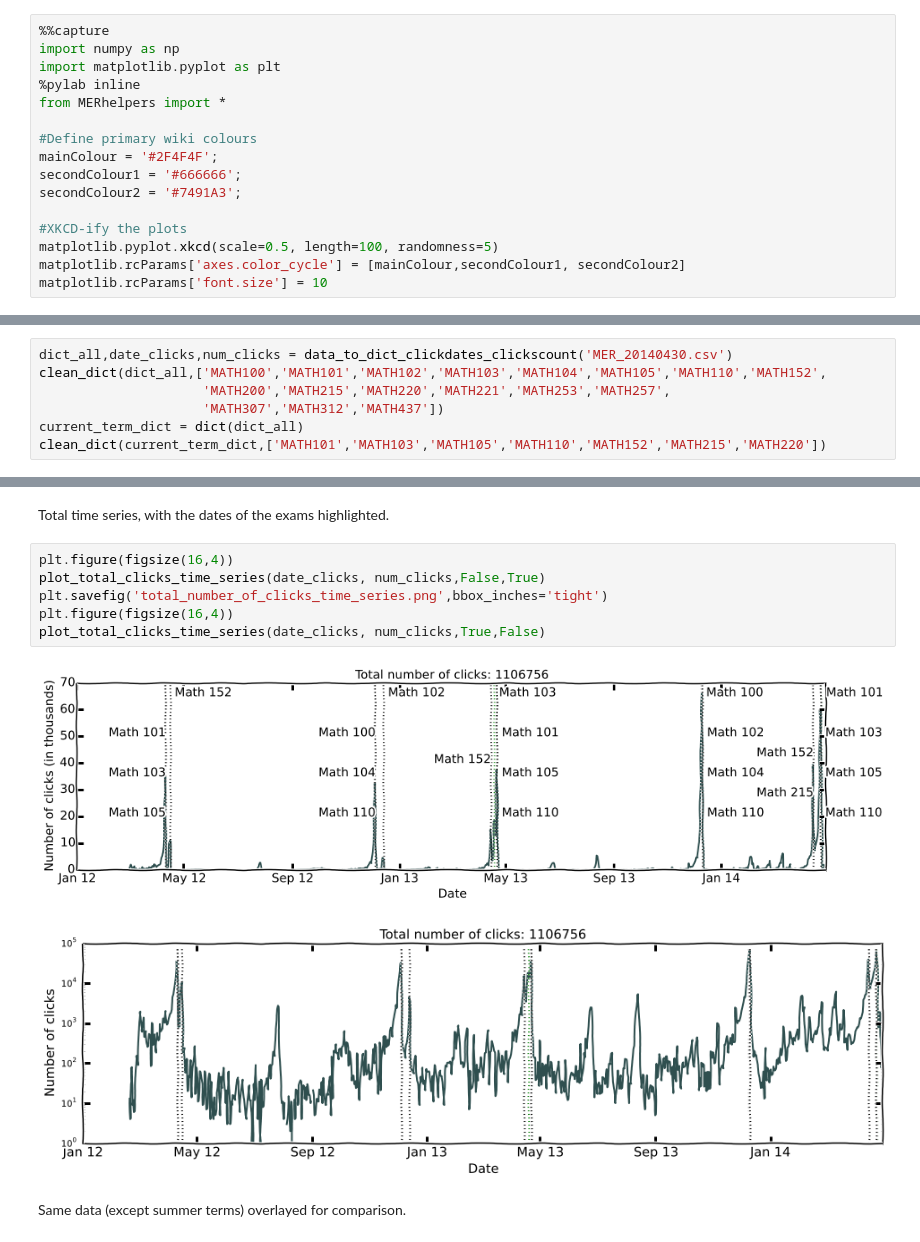
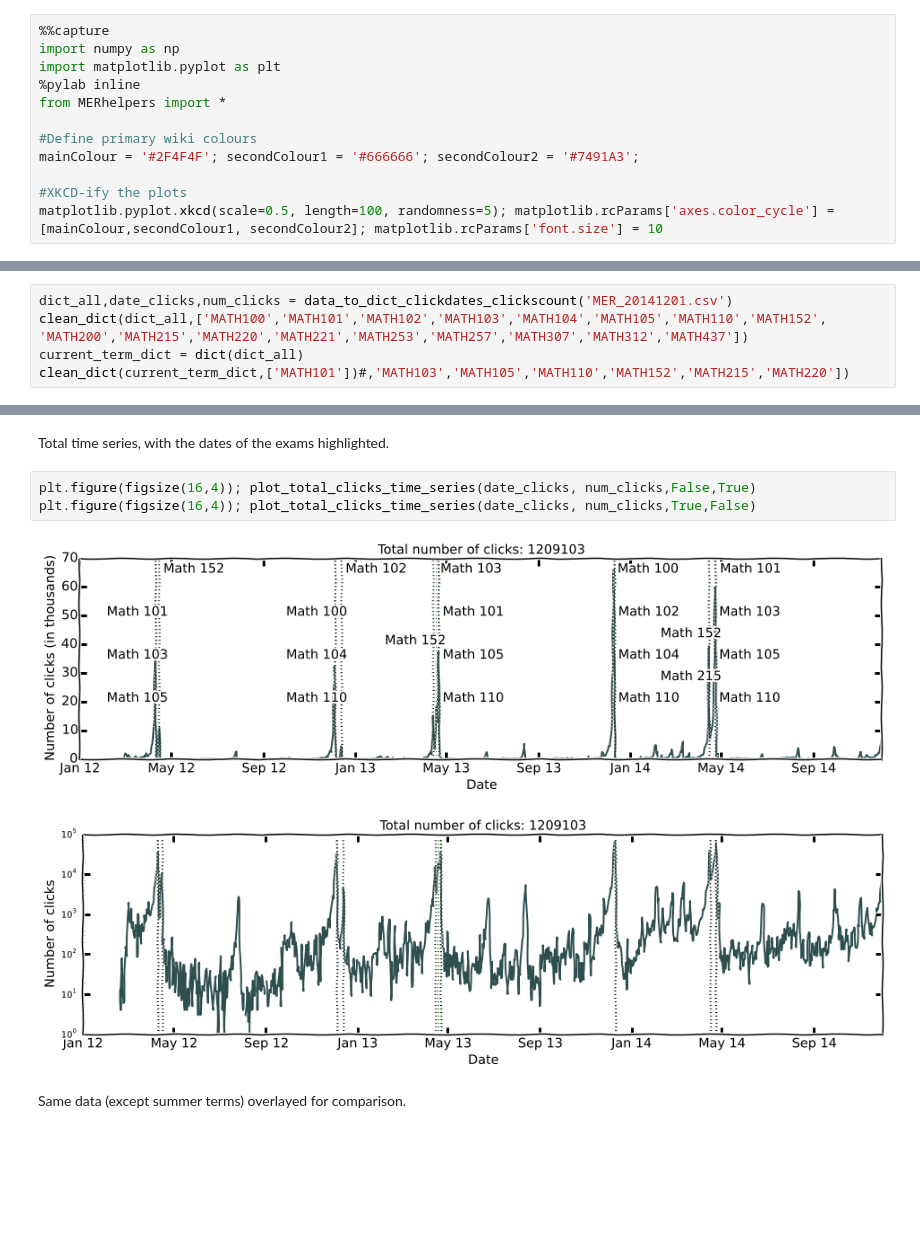
Before and after one commit to MathEducationResources/google-analytics, a Jupyter notebook: mer_py_google_analytics.ipynb, the cells around one changed output, grey strips where cells are left out. Drawn from its saved outputs; the diff is of its cells as text; blank space fills up the shorter version.

```diff
--- a/mer_py_google_analytics.ipynb
+++ b/mer_py_google_analytics.ipynb
@@ -27,36 +27,27 @@ import matplotlib.pyplot as plt
 from MERhelpers import *
 
 #Define primary wiki colours
-mainColour = '#2F4F4F';
-secondColour1 = '#666666';
-secondColour2 = '#7491A3';
+mainColour = '#2F4F4F'; secondColour1 = '#666666'; secondColour2 = '#7491A3';
 
 #XKCD-ify the plots
-matplotlib.pyplot.xkcd(scale=0.5, length=100, randomness=5)
-matplotlib.rcParams['axes.color_cycle'] = [mainColour,secondColour1, secondColour2]
-matplotlib.rcParams['font.size'] = 10
+matplotlib.pyplot.xkcd(scale=0.5, length=100, randomness=5); matplotlib.rcParams['axes.color_cycle'] = [mainColour,secondColour1, secondColour2]; matplotlib.rcParams['font.size'] = 10
 # %% [markdown]
 Load data set, then do some clean up to reduce down to only valid course names.
 # %%
-dict_all,date_clicks,num_clicks = data_to_dict_clickdates_clickscount('MER_20140430.csv')
-clean_dict(dict_all,['MATH100','MATH101','MATH102','MATH103','MATH104','MATH105','MATH110','MATH152',
-                     'MATH200','MATH215','MATH220','MATH221','MATH253','MATH257',
-                     'MATH307','MATH312','MATH437'])
+dict_all,date_clicks,num_clicks = data_to_dict_clickdates_clickscount('MER_20141201.csv')
+clean_dict(dict_all,['MATH100','MATH101','MATH102','MATH103','MATH104','MATH105','MATH110','MATH152', 'MATH200','MATH215','MATH220','MATH221','MATH253','MATH257','MATH307','MATH312','MATH437'])
 current_term_dict = dict(dict_all)
-clean_dict(current_term_dict,['MATH101','MATH103','MATH105','MATH110','MATH152','MATH215','MATH220'])
+clean_dict(current_term_dict,['MATH101'])#,'MATH103','MATH105','MATH110','MATH152','MATH215','MATH220'])
 # %% [markdown]
 ## Total number of clicks
 # %% [markdown]
 Total time series, with the dates of the exams highlighted.
 # %%
-plt.figure(figsize(16,4))
-plot_total_clicks_time_series(date_clicks, num_clicks,False,True)
-plt.savefig('total_number_of_clicks_time_series.png',bbox_inches='tight')
-plt.figure(figsize(16,4))
-plot_total_clicks_time_series(date_clicks, num_clicks,True,False)
+plt.figure(figsize(16,4)); plot_total_clicks_time_series(date_clicks, num_clicks,False,True)
+plt.figure(figsize(16,4)); plot_total_clicks_time_series(date_clicks, num_clicks,True,False)
 # %% [output]
-[figure, old version]
+[figure, new version]
-[figure, old version]
+[figure, new version]
 # %% [markdown]
 Same data (except summer terms) overlayed for comparison.
 # %%
```
Also changed, not shown: parts of 10 cells of this notebook, 2 other files.
